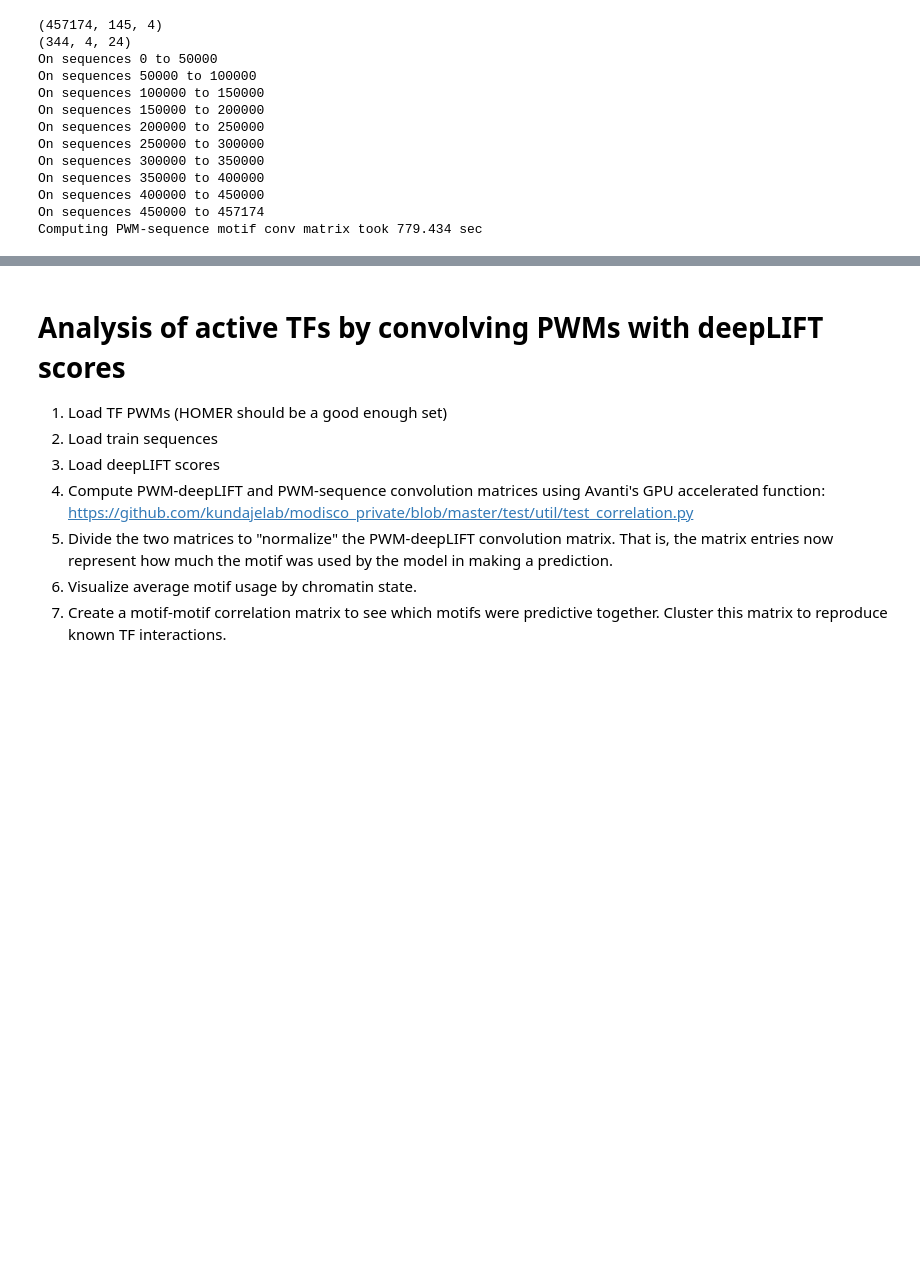
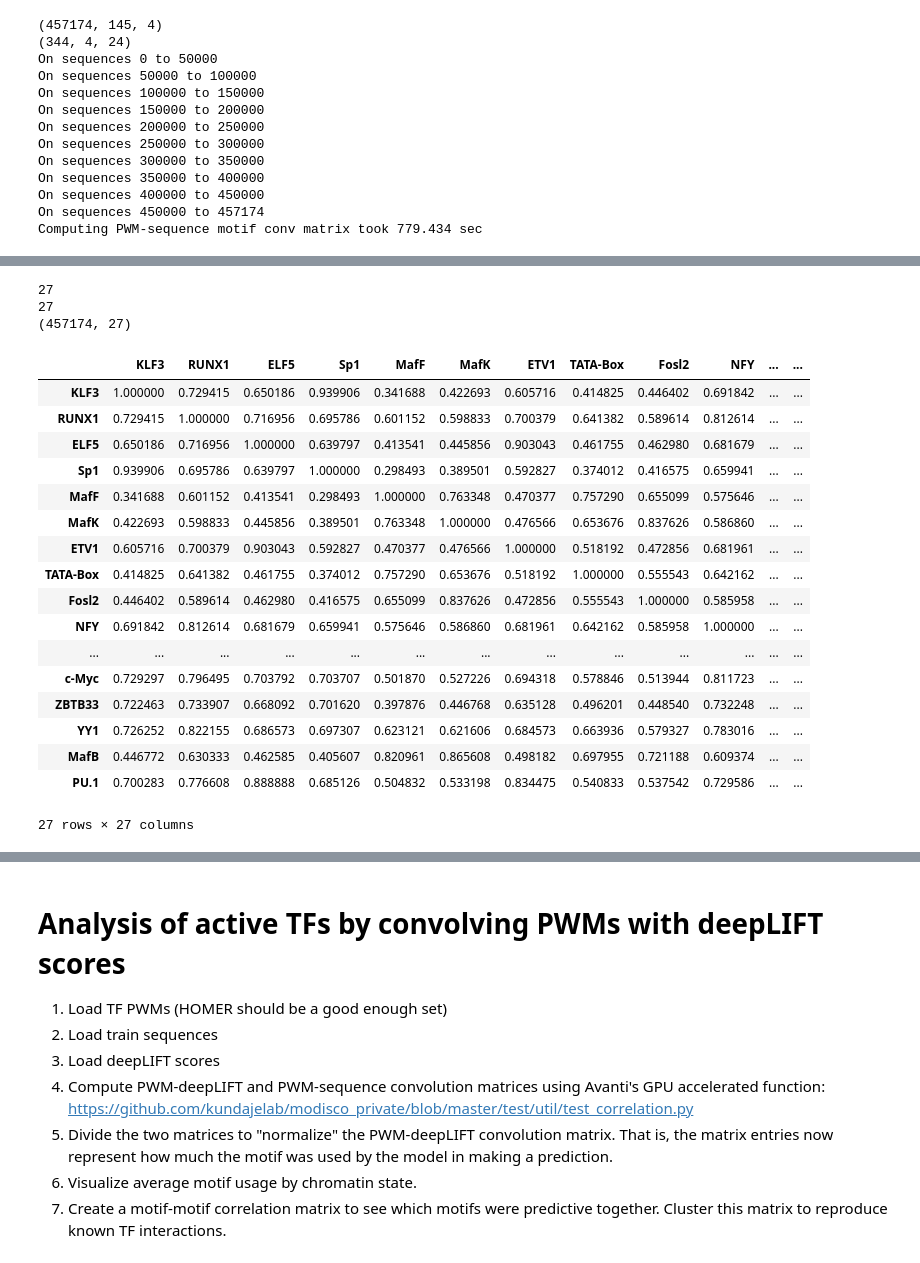
Before and after one commit to kundajelab/mpra, a Jupyter notebook: deeplearn/scripts/Regulatory Grammar Discovery with Sharpr Models.ipynb, the cells around one changed output, grey strips where cells are left out. Saved outputs shown, nothing was run; the diff lists cells and outputs as text; code cells hidden in the pictures; blank space fills up the shorter version.

```diff
--- a/deeplearn/scripts/Regulatory Grammar Discovery with Sharpr Models.ipynb
+++ b/deeplearn/scripts/Regulatory Grammar Discovery with Sharpr Models.ipynb
@@ -301,0 +516,56 @@ df.columns = motifpwms.keys()
+# %%
+print len(corrMatMotifIdxs)
+
+usedNames = []
+for j in range(len(corrMatMotifIdxs) - 1, -1, -1):
+    idx = corrMatMotifIdxs[j]
+#     print idx
+    if shortMotifNames[idx] in usedNames:
+        corrMatMotifIdxs = np.concatenate((corrMatMotifIdxs[:j], corrMatMotifIdxs[j+1:]))
+    usedNames.append(shortMotifNames[idx])
+
+# print usedNames
+
+print len(corrMatMotifIdxs)
+# print np.array(shortMotifNames)[corrMatMotifIdxs]
+
+df_selected = df.iloc[:,corrMatMotifIdxs]
+print df_selected.values.shape
+# corr = df_selected.corr(method = 'spearman')
+# %% [output]
+27
+27
+(457174, 27)
+# %%
+import pandas as pd
+
+# corr.to_csv("../plots/tfanalysis/selected_tfcorrmatrix_17sep_noP53.tab",
+#               sep = '\t',
+# #               header = False,
+# #               index = False
+#              )
+
+corr = pd.read_csv("../plots/tfanalysis/selected_tfcorrmatrix_17sep_noP53.tab",
+                   sep = '\t',
+                   index_col = 0)
+# %%
+corr
+# %% [output]
+|  | KLF3 | RUNX1 | ELF5 | Sp1 | MafF | MafK | ETV1 | TATA-Box | Fosl2 | NFY | ... | ... |
+| KLF3 | 1.000000 | 0.729415 | 0.650186 | 0.939906 | 0.341688 | 0.422693 | 0.605716 | 0.414825 | 0.446402 | 0.691842 | ... | ... |
+| RUNX1 | 0.729415 | 1.000000 | 0.716956 | 0.695786 | 0.601152 | 0.598833 | 0.700379 | 0.641382 | 0.589614 | 0.812614 | ... | ... |
+| ELF5 | 0.650186 | 0.716956 | 1.000000 | 0.639797 | 0.413541 | 0.445856 | 0.903043 | 0.461755 | 0.462980 | 0.681679 | ... | ... |
+| Sp1 | 0.939906 | 0.695786 | 0.639797 | 1.000000 | 0.298493 | 0.389501 | 0.592827 | 0.374012 | 0.416575 | 0.659941 | ... | ... |
+| MafF | 0.341688 | 0.601152 | 0.413541 | 0.298493 | 1.000000 | 0.763348 | 0.470377 | 0.757290 | 0.655099 | 0.575646 | ... | ... |
+| MafK | 0.422693 | 0.598833 | 0.445856 | 0.389501 | 0.763348 | 1.000000 | 0.476566 | 0.653676 | 0.837626 | 0.586860 | ... | ... |
+| ETV1 | 0.605716 | 0.700379 | 0.903043 | 0.592827 | 0.470377 | 0.476566 | 1.000000 | 0.518192 | 0.472856 | 0.681961 | ... | ... |
+| TATA-Box | 0.414825 | 0.641382 | 0.461755 | 0.374012 | 0.757290 | 0.653676 | 0.518192 | 1.000000 | 0.555543 | 0.642162 | ... | ... |
+| Fosl2 | 0.446402 | 0.589614 | 0.462980 | 0.416575 | 0.655099 | 0.837626 | 0.472856 | 0.555543 | 1.000000 | 0.585958 | ... | ... |
+| NFY | 0.691842 | 0.812614 | 0.681679 | 0.659941 | 0.575646 | 0.586860 | 0.681961 | 0.642162 | 0.585958 | 1.000000 | ... | ... |
+| ... | ... | ... | ... | ... | ... | ... | ... | ... | ... | ... | ... | ... |
+| c-Myc | 0.729297 | 0.796495 | 0.703792 | 0.703707 | 0.501870 | 0.527226 | 0.694318 | 0.578846 | 0.513944 | 0.811723 | ... | ... |
+| ZBTB33 | 0.722463 | 0.733907 | 0.668092 | 0.701620 | 0.397876 | 0.446768 | 0.635128 | 0.496201 | 0.448540 | 0.732248 | ... | ... |
+| YY1 | 0.726252 | 0.822155 | 0.686573 | 0.697307 | 0.623121 | 0.621606 | 0.684573 | 0.663936 | 0.579327 | 0.783016 | ... | ... |
+| MafB | 0.446772 | 0.630333 | 0.462585 | 0.405607 | 0.820961 | 0.865608 | 0.498182 | 0.697955 | 0.721188 | 0.609374 | ... | ... |
+| PU.1 | 0.700283 | 0.776608 | 0.888888 | 0.685126 | 0.504832 | 0.533198 | 0.834475 | 0.540833 | 0.537542 | 0.729586 | ... | ... |
+27 rows × 27 columns
```
Also changed, not shown: parts of 21 cells of this notebook, 14 other files.
